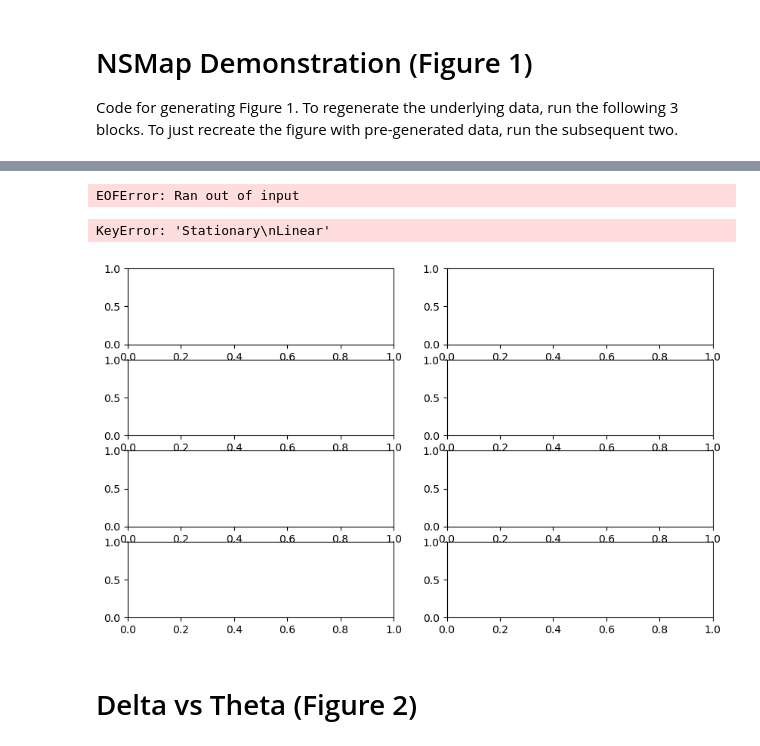
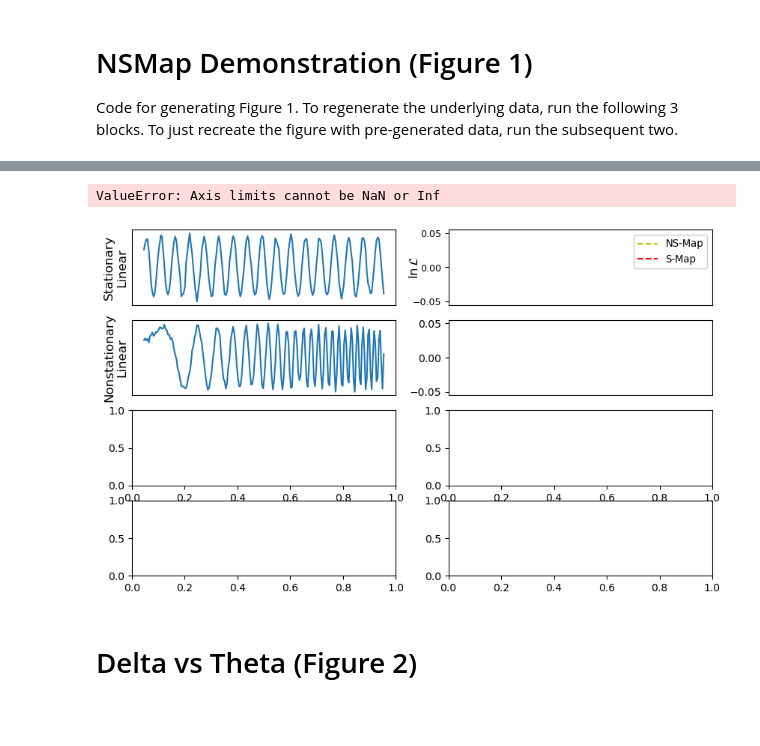
Before and after one commit to kenflat2/NS-Map, a Jupyter notebook: experiments/simulated_round_1/plot_round1_results.ipynb, the cells around one changed output, grey strips where cells are left out. Drawn from its saved outputs; the diff is of its cells as text; code cells hidden in the pictures; blank space fills up the shorter version.

```diff
--- a/experiments/simulated_round_1/plot_round1_results.ipynb
+++ b/experiments/simulated_round_1/plot_round1_results.ipynb
@@ -38,9 +38,16 @@ t = np.linspace(0, 1, 200)
 tau = 1
 data = (linear, t, tau)
 
-E_range = params["E_range"]
+E_range = [0, 9] # params["E_range"]
 embedding_dimensions = np.arange(E_range[0], E_range[1])
 
 lambda1 = params["lambda1"]
 lambda2 = params["lambda2"]
 p = params["p"]
+
+experiment_params = params["experiments"][2]["parameters"]  # Nonstationary Nonlinear
+
+theta_range = experiment_params["theta_range"]
+delta_range = experiment_params["delta_range"]
+
+resolution = params["resolution"]
@@ -80,0 +92,19 @@ KeyboardInterrupt:
+# %%
+for (name, experiment, series) in zip(names, params["experiments"], [linear, linear_nonstat, logistic, logistic_nonstat]):
+
+    theta_range = experiment["parameters"]["theta_range"]
+    delta_range = experiment["parameters"]["delta_range"]
+
+    tx = np.linspace(0, 1, 200)
+
+    theta_grid = np.linspace(theta_range[0], theta_range[1], resolution)
+    delta_grid = np.linspace(delta_range[0], delta_range[1], resolution)
+
+    print(f"{name}: {linear.shape}, {linear_nonstat.shape}, {logistic.shape}, {logistic_nonstat.shape}")
+
+    data = (series, t, tau)
+
+    marginal_likelihood_ns, marginal_likelihood_s, E_vals = ns_map_s_map_comparison(
+        series, tx, E_range, theta_grid, delta_grid, lambda1, lambda2, p)
+
+    stuff_dict[name] = (series, t, E_vals, marginal_likelihood_s, marginal_likelihood_ns)
@@ -88,10 +125,8 @@ KeyboardInterrupt
 # %%
 import pickle
 
-with open("stuff_dict.pkl", "rb") as f:
+with open("../../stuff_dict.pkl", "rb") as f:
     stuff_dict = pickle.load(f)
-# %% [output]
-EOFError: Ran out of input
 # %%
 # Data on the prior over E
 
@@ -107,9 +142,9 @@ E_range = range(params["E_range"][0]+1, params["E_range"][1]+1)
 labelnames = ['(a)','(b)','(c)','(d)','(e)','(f)','(g)','(h)','(i)','(j)','(k)','(l)']
 
 # for series, ax in zip((statlin, nonstatlin, statlog, nonstatlog), vax.flatten()):
-for ax_row, i in zip(vax, np.arange(4)):
+for ax_row, i in zip(vax[:4], np.arange(4)):
 
-    series, t, likelihood_s, likelihood_ns = stuff_dict[names[i]]
+    series, t, E_range, likelihood_s, likelihood_ns  = stuff_dict[names[i]]
 
     ax_row[0].plot(series)
     ax_row[0].set_yticks([])
@@ -136,8 +171,11 @@ for ax_row, i in zip(vax, np.arange(4)):
     ax_row[1].tick_params(axis='both', which='major', labelsize=fsize * 3 / 4)
 
     ax_row[1].text(label_pad, 0.5, r"$\ln\mathcal{L}$", size=fsize, rotation = 90,
-            horizontalalignment="left",verticalalignment="center",
+            horizontalalignment="left", verticalalignment="center",
             transform=ax_row[1].transAxes)
+
+    if i == 0:
+        ax_row[1].legend(fontsize = fsize - 2.5, framealpha=1)
 
     """
     divider = make_axes_locatable(ax_row[1])
@@ -145,37 +183,38 @@ for ax_row, i in zip(vax, np.arange(4)):
 
     # bax.plot(E_range, table[:,0], label=r"$\hat{\delta}$", color="green")
     # bax.plot(E_range, table[:,3], label=r"$\hat{\theta}$", color="silver")
     bax.set_xticks([])
     bax.tick_params(axis='both', which='major', labelsize=fsize * 3 / 4)
+
 
     ax_row[0].text(text_padding, 1-text_padding*2, f"{labelnames[3*i]}", size=fsize, fontweight="bold",
            horizontalalignment="left", verticalalignment="top",
            transform=ax_row[0].transAxes)
     bax.text(text_padding, 1-text_padding*4, f"{labelnames[3*i+1]}", size=fsize, fontweight="bold",
            horizontalalignment="left",verticalalignment="top",
            transform=bax.transAxes)
     bax.text(label_pad, 0.5, r"Parameter", size=fsize,
            horizontalalignment="left", verticalalignment="center", rotation = 90,
            transform=bax.transAxes)
     ax_row[1].text(text_padding, 1-text_padding*4, f"{labelnames[3*i+2]}", size=fsize, fontweight="bold",
            horizontalalignment="left",verticalalignment="top",
            transform=ax_row[1].transAxes)
     ax_row[1].text(label_pad, 0.5, r"$\ln\mathcal{L}$", size=fsize, rotation = 90,
            horizontalalignment="left",verticalalignment="center",
            transform=ax_row[1].transAxes)
-        """
 
     if i == 0:
         bax.legend(fontsize = fsize - 2.5, framealpha=1)
         bax.set_yticks([0])
         ax_row[1].legend(fontsize = fsize - 2.5, framealpha=1)
+    """
 
 plt.subplots_adjust(wspace=0.2,
                     hspace=0.05)
-# plt.savefig(f"../figures_eps/Figure_1.eps", format="eps", bbox_inches="tight", transparent=False)
+plt.savefig(f"../../figures_eps/Figure_1.eps", format="eps", bbox_inches="tight", transparent=False)
 # %% [output]
-KeyError: 'Stationary\nLinear'
+ValueError: Axis limits cannot be NaN or Inf
-[figure, old version]
+[figure, new version]
 # %% [markdown]
 # Delta vs Theta (Figure 2)
 # %%
```
Also changed, not shown: parts of 5 cells of this notebook, 6 other files.
